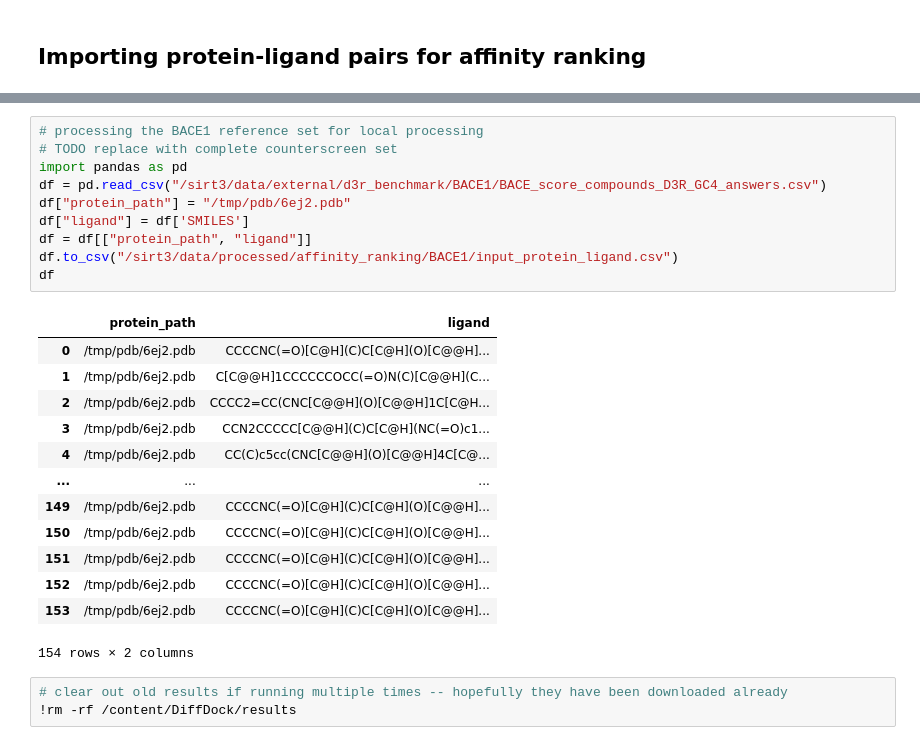
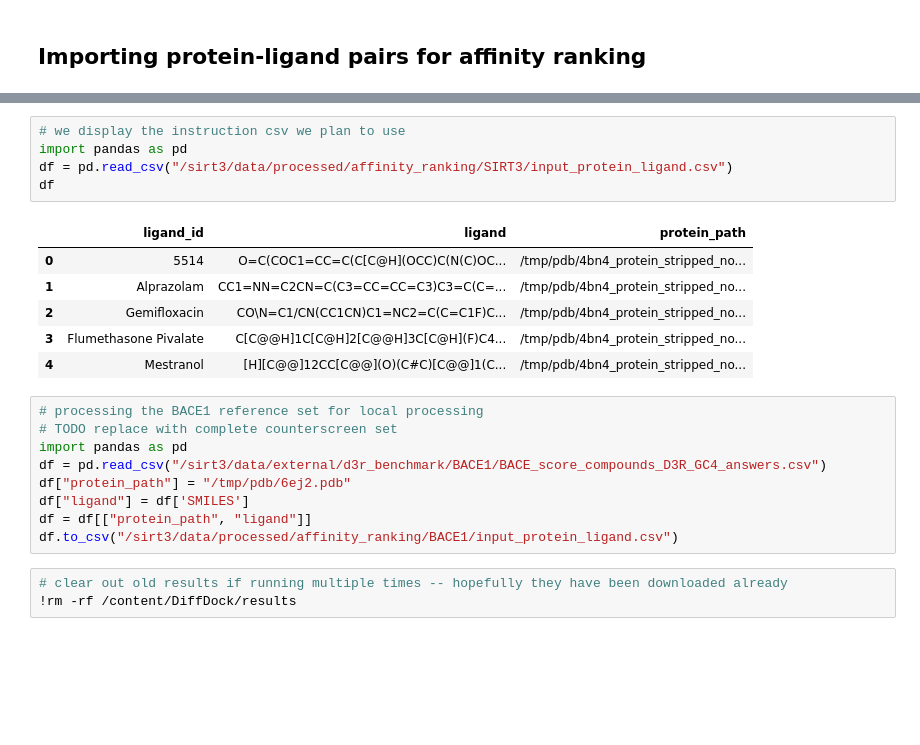
Before and after one commit to NiklasTR/sirt3, a Jupyter notebook: notebooks/diffdock.ipynb, the cells around one changed output, grey strips where cells are left out. Cells and saved outputs as stored; diff of their text form; blank space fills up the shorter version.

```diff
--- a/notebooks/diffdock.ipynb
+++ b/notebooks/diffdock.ipynb
@@ -115,3 +125,15 @@ time: 235 ms (started: 2022-12-20 10:32:18 +00:00)
+# %%
+# we display the instruction csv we plan to use
+import pandas as pd
+df = pd.read_csv("/sirt3/data/processed/affinity_ranking/SIRT3/input_protein_ligand.csv")
+df
+# %% [output]
+|  | ligand_id | ligand | protein_path |
+| 0 | 5514 | O=C(COC1=CC=C(C[C@H](OCC)C(N(C)OC... | /tmp/pdb/4bn4_protein_stripped_no... |
+| 1 | Alprazolam | CC1=NN=C2CN=C(C3=CC=CC=C3)C3=C(C=... | /tmp/pdb/4bn4_protein_stripped_no... |
+| 2 | Gemifloxacin | CO\N=C1/CN(CC1CN)C1=NC2=C(C=C1F)C... | /tmp/pdb/4bn4_protein_stripped_no... |
+| 3 | Flumethasone Pivalate | C[C@@H]1C[C@H]2[C@@H]3C[C@H](F)C4... | /tmp/pdb/4bn4_protein_stripped_no... |
+| 4 | Mestranol | [H][C@@]12CC[C@@](O)(C#C)[C@@]1(C... | /tmp/pdb/4bn4_protein_stripped_no... |
 # %%
 # processing the BACE1 reference set for local processing
 # TODO replace with complete counterscreen set
@@ -121,21 +143,6 @@ df["protein_path"] = "/tmp/pdb/6ej2.pdb"
 df["ligand"] = df['SMILES']
 df = df[["protein_path", "ligand"]]
 df.to_csv("/sirt3/data/processed/affinity_ranking/BACE1/input_protein_ligand.csv")
-df
-# %% [output]
-|  | protein_path | ligand |
-| 0 | /tmp/pdb/6ej2.pdb | CCCCNC(=O)[C@H](C)C[C@H](O)[C@@H]... |
-| 1 | /tmp/pdb/6ej2.pdb | C[C@@H]1CCCCCCOCC(=O)N(C)[C@@H](C... |
-| 2 | /tmp/pdb/6ej2.pdb | CCCC2=CC(CNC[C@@H](O)[C@@H]1C[C@H... |
-| 3 | /tmp/pdb/6ej2.pdb | CCN2CCCCC[C@@H](C)C[C@H](NC(=O)c1... |
-| 4 | /tmp/pdb/6ej2.pdb | CC(C)c5cc(CNC[C@@H](O)[C@@H]4C[C@... |
-| ... | ... | ... |
-| 149 | /tmp/pdb/6ej2.pdb | CCCCNC(=O)[C@H](C)C[C@H](O)[C@@H]... |
-| 150 | /tmp/pdb/6ej2.pdb | CCCCNC(=O)[C@H](C)C[C@H](O)[C@@H]... |
-| 151 | /tmp/pdb/6ej2.pdb | CCCCNC(=O)[C@H](C)C[C@H](O)[C@@H]... |
-| 152 | /tmp/pdb/6ej2.pdb | CCCCNC(=O)[C@H](C)C[C@H](O)[C@@H]... |
-| 153 | /tmp/pdb/6ej2.pdb | CCCCNC(=O)[C@H](C)C[C@H](O)[C@@H]... |
-154 rows × 2 columns
 # %%
 # clear out old results if running multiple times -- hopefully they have been downloaded already
 !rm -rf /content/DiffDock/results
```
Also changed, not shown: parts of 13 cells of this notebook.
